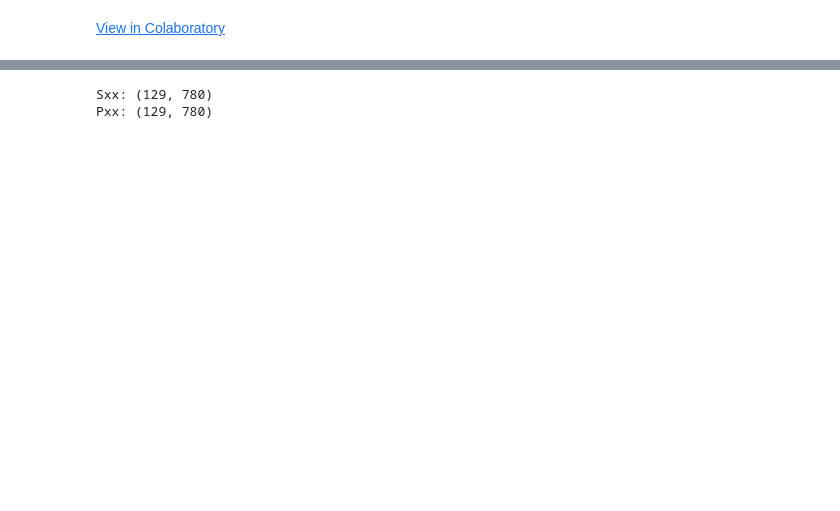
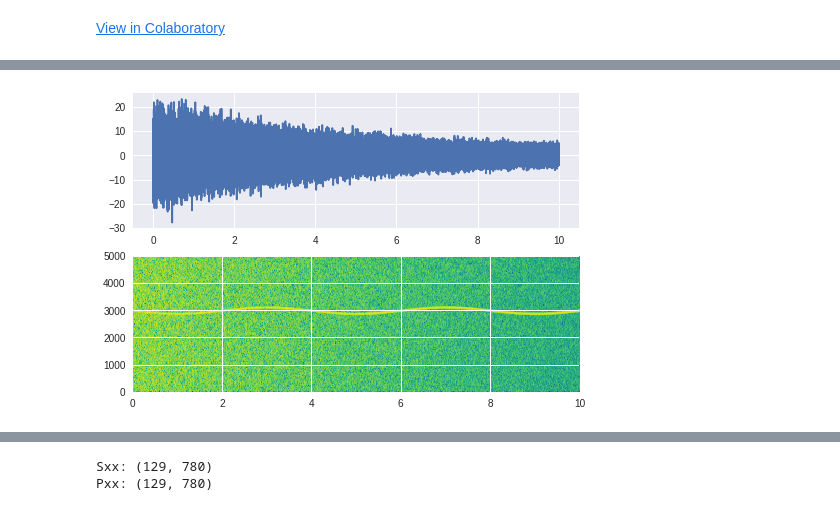
Before and after one commit to Joovvhan/ColabTest, a Jupyter notebook: PythonMatlabSpectrogramCompare.ipynb, the cells around one changed output, grey strips where cells are left out. Drawn from its saved outputs; the diff is of its cells as text; code cells hidden in the pictures; blank space fills up the shorter version.

```diff
--- a/PythonMatlabSpectrogramCompare.ipynb
+++ b/PythonMatlabSpectrogramCompare.ipynb
@@ -33,18 +65,20 @@ plt.show()
 # %%
 import matplotlib.pyplot as plt
 import numpy as np
 
 
 t = time
 NFFT = nsc
 Fs = fs
 
 fig, (ax1, ax2) = plt.subplots(nrows=2)
 ax1.plot(t, x)
-Pxx, freqs, bins, im = ax2.specgram(x, NFFT=NFFT, Fs=Fs, noverlap=nov, window=np.hamming(nsc))
+Pxx, freqs, bins, im = ax2.specgram(x, NFFT=NFFT, Fs=Fs, noverlap=nov, window=np.hamming(nsc), cmap='viridis')
 # The `specgram` method returns 4 objects. They are:
 # - Pxx: the periodogram
 # - freqs: the frequency vector
 # - bins: the centers of the time bins
 # - im: the matplotlib.image.AxesImage instance representing the data in the plot
 plt.show()
+# %% [output]
+[figure, added]
```
Also changed, not shown: parts of 5 cells of this notebook.
